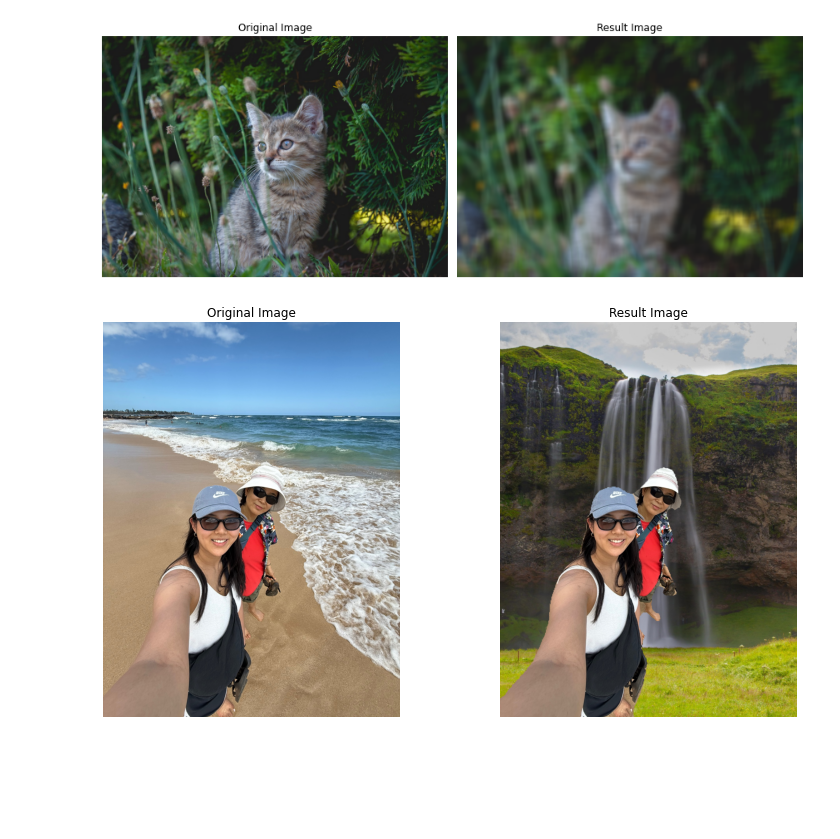
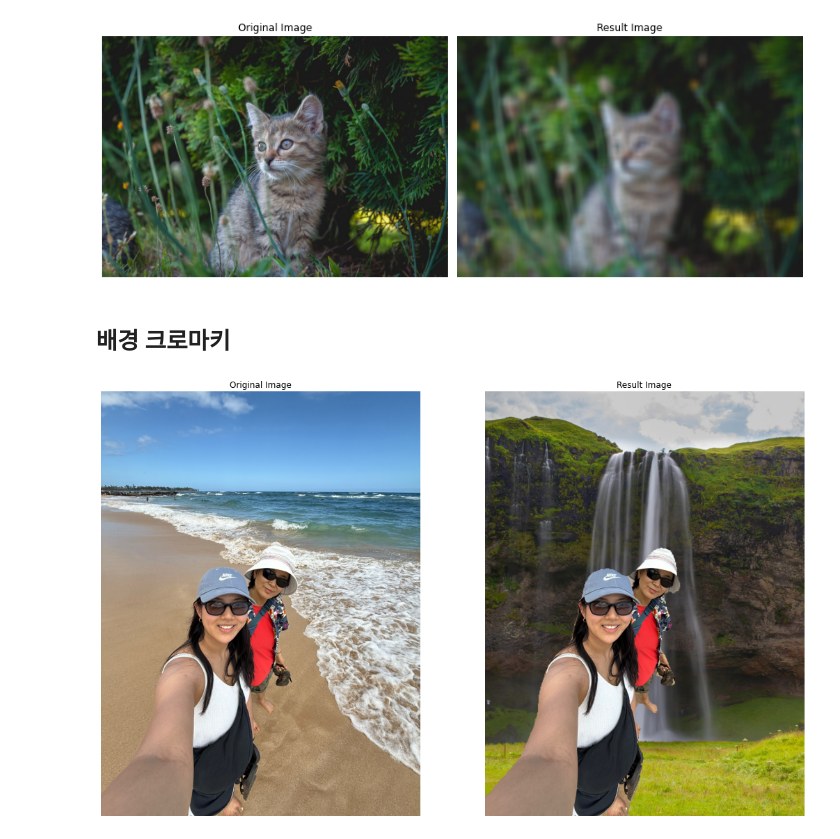
Before and after one commit to kmasta/AIFFEL_quest_rs, a Jupyter notebook: Exploration/Ex04/camera_mode.ipynb, the cells around one changed output. Cells and saved outputs as stored; diff of their text form; code cells hidden in the pictures; blank space fills up the shorter version.

```diff
--- a/Exploration/Ex04/camera_mode.ipynb
+++ b/Exploration/Ex04/camera_mode.ipynb
@@ -197,22 +197,24 @@ plt.show()
+# %% [markdown]
+## 배경 크로마키
 # %%
 
 img_orig, img_result = app.apply_background_chromakey(my_img_path3, bg_path)
 
-plt.figure(figsize=(12, 6))
+plt.figure(figsize=(16, 9))
 
 # 원본 이미지
 plt.subplot(1, 2, 1)
 plt.imshow(cv2.cvtColor(img_orig, cv2.COLOR_BGR2RGB))
 plt.title('Original Image')
 plt.axis('off')
 
 # 결과 이미지
 plt.subplot(1, 2, 2)
 plt.imshow(cv2.cvtColor(img_result, cv2.COLOR_BGR2RGB))
 plt.title('Result Image')
 plt.axis('off')
 
 plt.tight_layout()
 plt.show()
 # %% [output]
-[figure, old version]
+[figure, new version]
```
Also changed, not shown: parts of 8 cells of this notebook.
